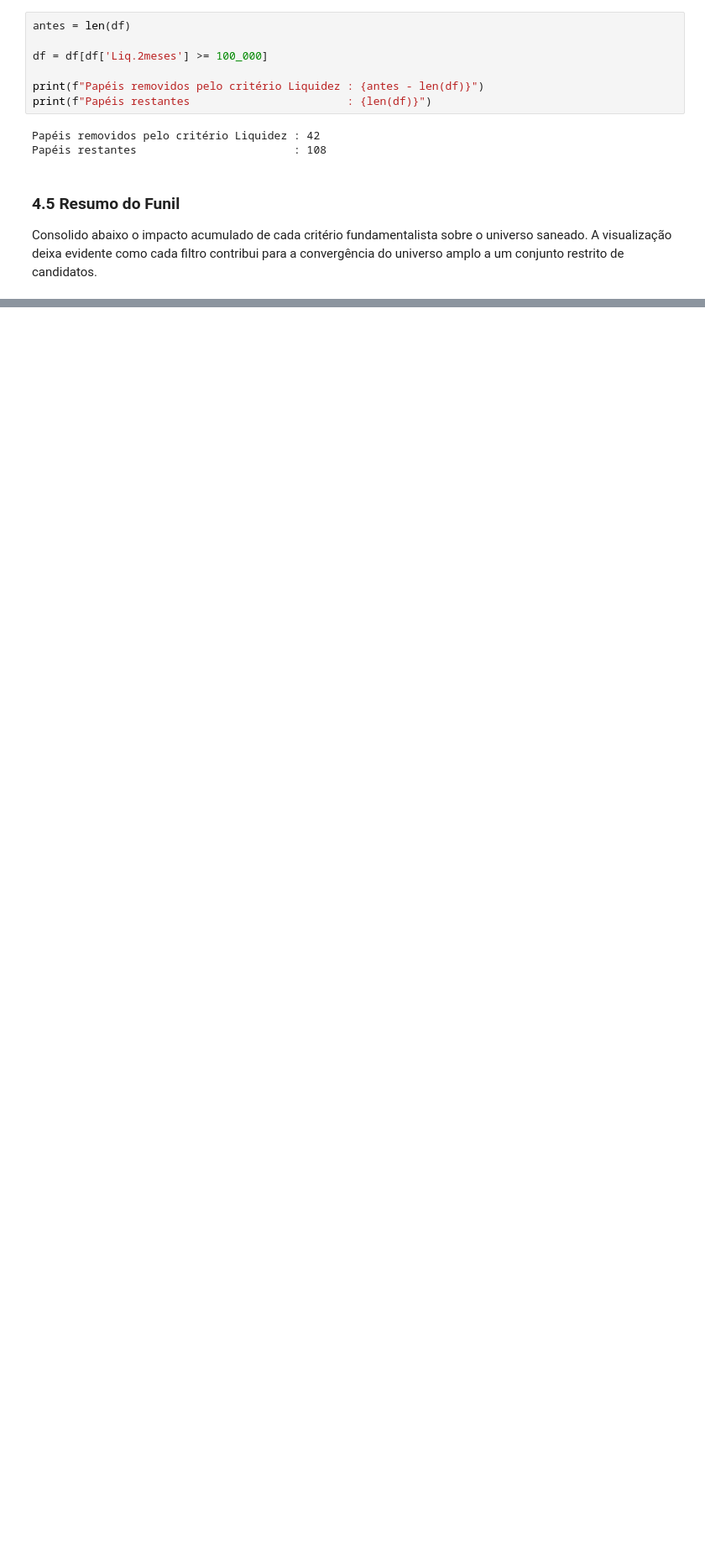
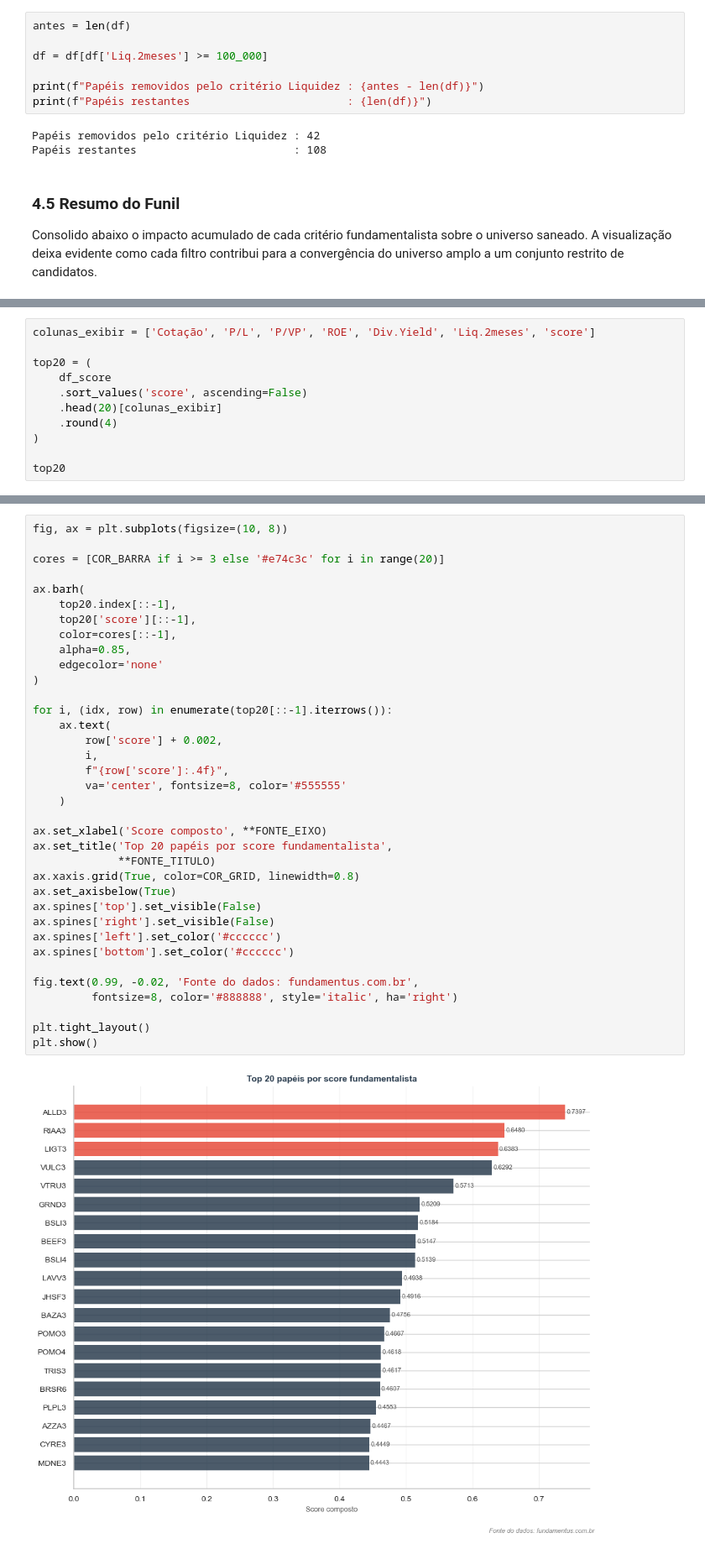
Before and after one commit to esscova/financas-quantitativas, a Jupyter notebook: Filtrando indicadores fundamentalistas de ações com Python/analisando_indicadores_fundamentalistas.ipynb, the cells around one changed output, grey strips where cells are left out. Shown at 84% size. Drawn from its saved outputs; the diff is of its cells as text; blank space fills up the shorter version.

```diff
--- a/Filtrando indicadores fundamentalistas de ações com Python/analisando_indicadores_fundamentalistas.ipynb
+++ b/Filtrando indicadores fundamentalistas de ações com Python/analisando_indicadores_fundamentalistas.ipynb
@@ -608,0 +693,11 @@ plt.show()
+# %%
+colunas_exibir = ['Cotação', 'P/L', 'P/VP', 'ROE', 'Div.Yield', 'Liq.2meses', 'score']
+
+top20 = (
+    df_score
+    .sort_values('score', ascending=False)
+    .head(20)[colunas_exibir]
+    .round(4)
+)
+
+top20
@@ -608,0 +725,38 @@ plt.show()
+# %%
+fig, ax = plt.subplots(figsize=(10, 8))
+
+cores = [COR_BARRA if i >= 3 else '#e74c3c' for i in range(20)]
+
+ax.barh(
+    top20.index[::-1],
+    top20['score'][::-1],
+    color=cores[::-1],
+    alpha=0.85,
+    edgecolor='none'
+)
+
+for i, (idx, row) in enumerate(top20[::-1].iterrows()):
+    ax.text(
+        row['score'] + 0.002,
+        i,
+        f"{row['score']:.4f}",
+        va='center', fontsize=8, color='#555555'
+    )
+
+ax.set_xlabel('Score composto', **FONTE_EIXO)
+ax.set_title('Top 20 papéis por score fundamentalista',
+             **FONTE_TITULO)
+ax.xaxis.grid(True, color=COR_GRID, linewidth=0.8)
+ax.set_axisbelow(True)
+ax.spines['top'].set_visible(False)
+ax.spines['right'].set_visible(False)
+ax.spines['left'].set_color('#cccccc')
+ax.spines['bottom'].set_color('#cccccc')
+
+fig.text(0.99, -0.02, 'Fonte do dados: fundamentus.com.br',
+         fontsize=8, color='#888888', style='italic', ha='right')
+
+plt.tight_layout()
+plt.show()
+# %% [output]
+[figure, added]
```
Also changed, not shown: parts of 28 cells of this notebook.
